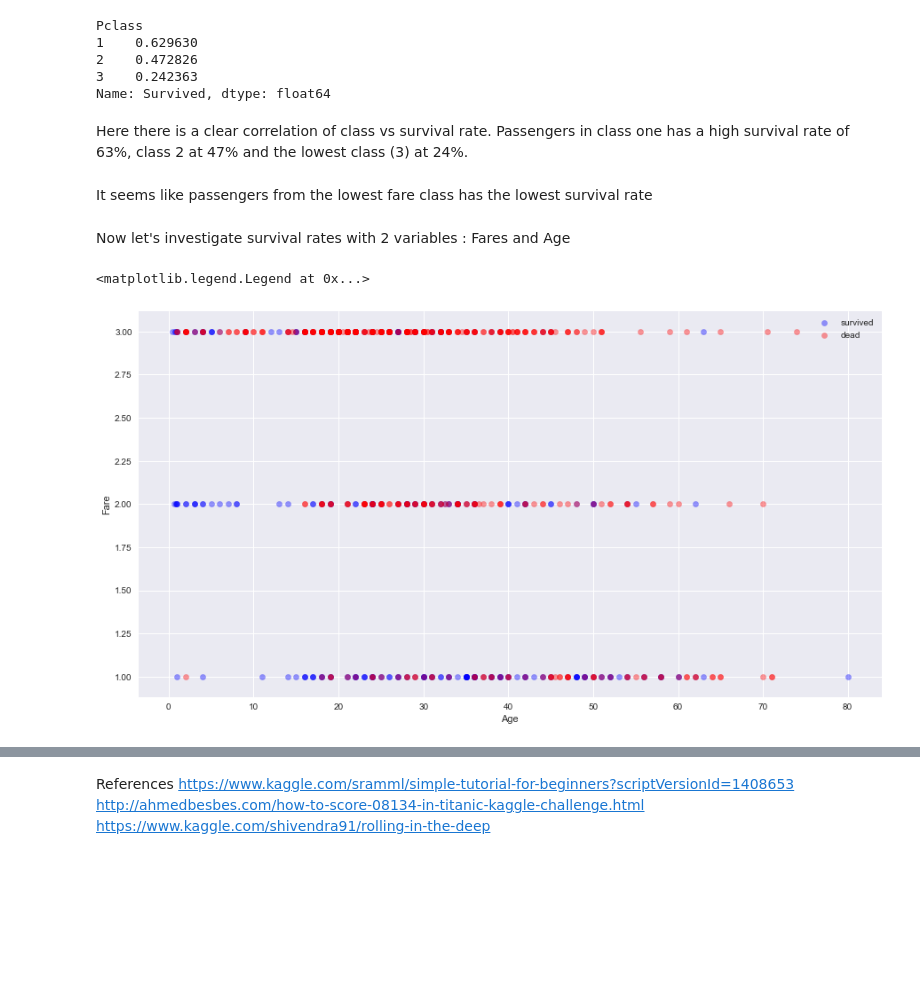
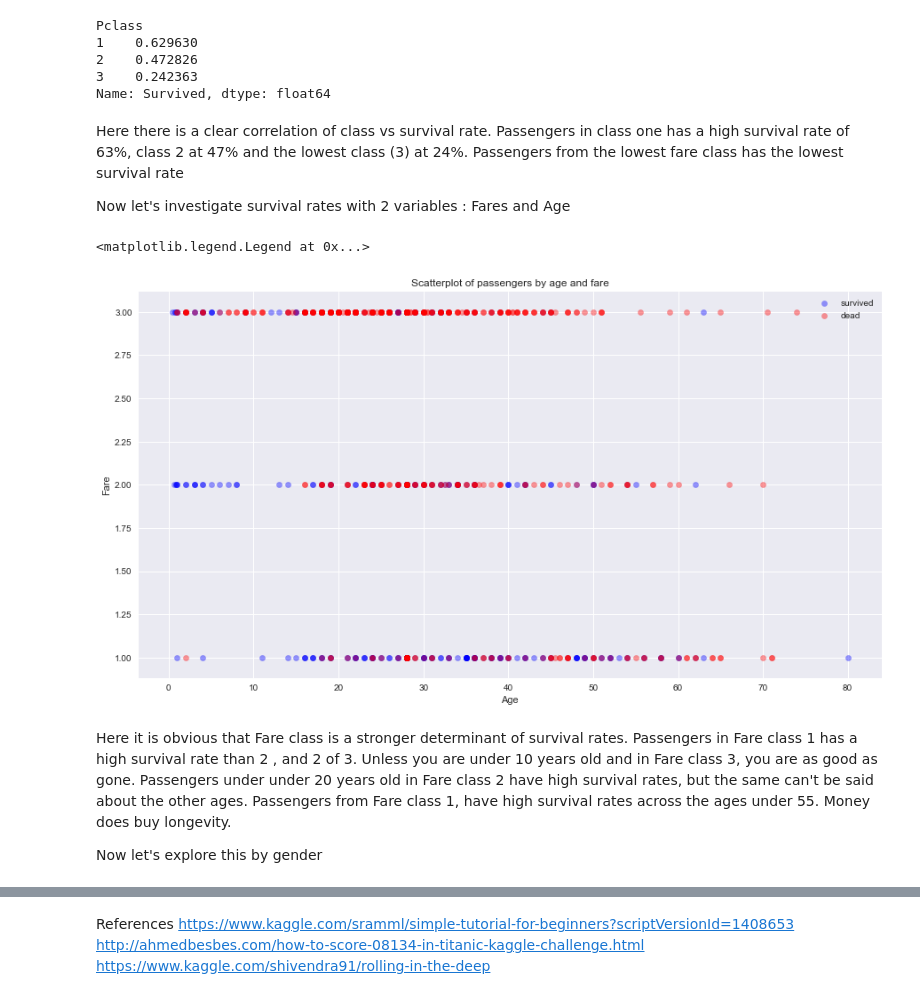
Before and after one commit to cixita/udacitypjts, a Jupyter notebook: Titanic - Chengxi tang quiz.ipynb, the cells around one changed output, grey strips where cells are left out. Saved outputs shown, nothing was run; the diff lists cells and outputs as text; code cells hidden in the pictures; blank space fills up the shorter version.

```diff
--- a/Titanic - Chengxi tang quiz.ipynb
+++ b/Titanic - Chengxi tang quiz.ipynb
@@ -203,19 +223,27 @@ Pclass
 Name: Survived, dtype: float64
 # %% [markdown]
 Here there is a clear correlation of class vs survival rate. Passengers in class one has a high survival rate of 63%, class 2 at 47% and the lowest class (3) at 24%.
+Passengers from the lowest fare class has the lowest survival rate
+
+Now let's investigate survival rates with 2 variables : Fares and Age
-# %% [markdown]
-It seems like passengers from the lowest fare class has the lowest survival rate
-# %% [markdown]
-Now let's investigate survival rates with 2 variables : Fares and Age
 # %%
 plt.figure(figsize=(15,8))
 ax = plt.subplot()
 ax.scatter(data[data['Survived']==1]['Age'],data[data['Survived']==1]['Pclass'],c='blue',s=40, alpha=0.4)
 ax.scatter(data[data['Survived']==0]['Age'],data[data['Survived']==0]['Pclass'],c='red',s=40,  alpha=0.4)
 ax.set_xlabel('Age')
 ax.set_ylabel('Fare')
+ax.set_title('Scatterplot of passengers by age and fare')
 ax.legend(('survived','dead'),scatterpoints=1)
 # %% [output]
 <matplotlib.legend.Legend at 0x...>
-[figure, old version]
+[figure, new version]
+# %% [markdown]
+Here it is obvious that Fare class is a stronger determinant of survival rates.
+Passengers in Fare class 1 has a high survival rate than 2 , and 2 of 3.
+Unless you are under 10 years old  and in Fare class 3, you are as good as gone.
+Passengers under under 20 years old in Fare class 2 have high survival rates, but the same can't be said about the other ages.
+Passengers from Fare class 1, have high survival rates across the ages under 55. Money does buy longevity.
+
+Now let's explore this by gender
 # %%
```
Also changed, not shown: parts of 18 cells of this notebook.
